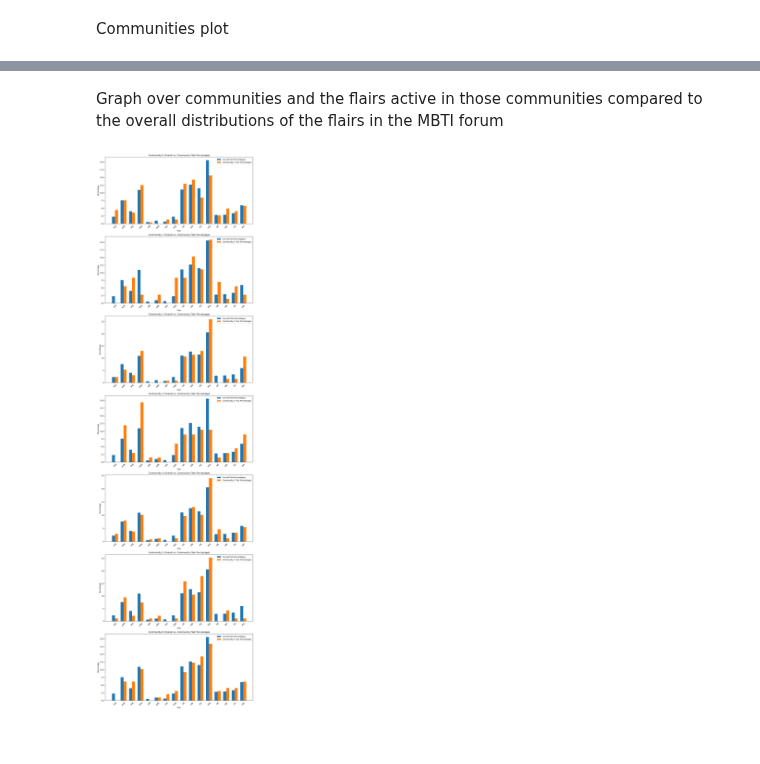
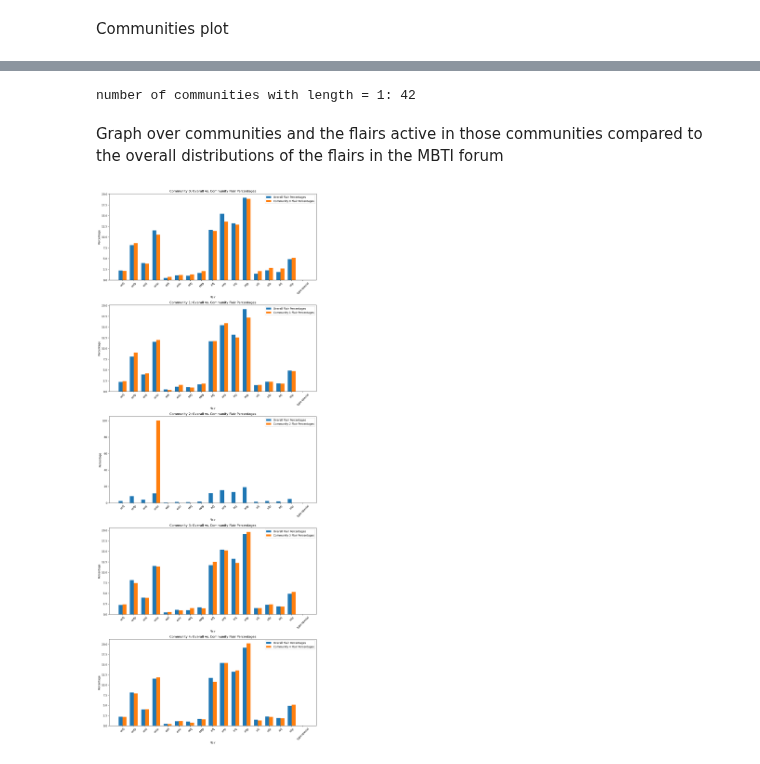
Before and after one commit to luchsonice/MBTI, a Jupyter notebook: 5_Communities.ipynb, the cells around one changed output, grey strips where cells are left out. Cells and saved outputs as stored; diff of their text form; code cells hidden in the pictures; blank space fills up the shorter version.

Commit message:
Major improvements in communities

```diff
--- a/5_Communities.ipynb
+++ b/5_Communities.ipynb
@@ -28,6 +32,4 @@ G = nx.subgraph(G,max(nx.weakly_connected_components(G), key=len)) # GCC
 # %%
-G = G.to_undirected()
-
 # Get node attributes for authors and their flair
 authors = list(G.nodes())
 flairs = nx.get_node_attributes(G, 'flair')
@@ -38,7 +40,7 @@ df_flairs = pd.DataFrame(list(flairs.items()), columns=['Author', 'Flair'])
 trials = 100
 number_of_communities = np.zeros(trials)
 for i in range(trials):
-    if i % 100 == 0:
+    if i % 10 == 0:
         print(i)
     partition = community.best_partition(G)
     number_of_communities[i] = len(set(partition.values()))
@@ -80,4 +91,4 @@ flair_counts = merged_df.groupby('Flair')['Author'].nunique()
 # %%
 # Save df_community as pkl
 with open('LargeData/df_community.pickle', 'wb') as f:
-    pickle.dump(df_community, f)
+    pkl.dump(df_community, f)
@@ -116,0 +157,33 @@ plt.show()
+# %%
+import matplotlib.pyplot as plt
+import squarify
+from PIL import Image
+
+# Sample data for Squarify plot
+sizes = [25, 40, 20, 15]
+
+# Create Squarify plot
+fig, ax = plt.subplots()
+
+# Path to the word cloud images
+word_cloud_paths = ["Images/output.png"]
+
+# Iterate through each rectangle and overlay the word cloud
+for i, (size, word_cloud_path) in enumerate(zip(sizes, word_cloud_paths)):
+    # Get the coordinates of the rectangle
+    x, y, dx, dy = squarify.normalize_sizes([size], dx=1, dy=1)[0]
+
+    # Load the word cloud image
+    word_cloud_img = Image.open(word_cloud_path)
+
+    # Resize the word cloud image to fit the rectangle
+    word_cloud_img = word_cloud_img.resize((int(dx), int(dy)))
+
+    # Overlay the word cloud on the plot
+    ax.imshow(word_cloud_img, extent=(x, x + dx, y, y + dy), aspect='auto', zorder=2)
+
+# Remove axis labels
+ax.axis("off")
+
+# Show the plot
+plt.show()
@@ -117,11 +193,16 @@ plt.show()
+# %%
+print('number of communities with length = 1:', len([i for i in number_of_members_in_each_community if i == 1]))
+# %% [output]
+number of communities with length = 1: 42
 # %% [markdown]
 Graph over communities and the flairs active in those communities compared to the overall distributions of the flairs in the MBTI forum
 # %%
 # Getting unique communities
-unique_communities = merged_df['Community'].unique()
+unique_communities = merged_df['Community'].unique()[:5]
 
 # Setting up subplots to display plots for each community
 num_communities = len(unique_communities)
+num_comminties = 5
 fig, axes = plt.subplots(num_communities, 1, figsize=(12, 6 * num_communities))
 
 for idx, specific_community in enumerate(unique_communities):
@@ -129,34 +210,34 @@ for idx, specific_community in enumerate(unique_communities):
     # Overall flair counts across all communities
     flair_counts = merged_df.groupby('Flair')['Author'].nunique()
 
     # Flair counts within a specific community
     community_data = merged_df[merged_df['Community'] == specific_community]
     community_flair_counts = community_data['Flair'].value_counts()
 
     # Calculate percentages
     total_flair_counts = flair_counts.sum()
     community_percentages = (community_flair_counts / community_flair_counts.sum()) * 100
 
     # Bar plot for overall flair counts and community flair counts side by side
     bar_width = 0.35
     index = np.arange(len(flair_counts))
 
     ax = axes[idx]
     rects1 = ax.bar(index, (flair_counts / total_flair_counts) * 100, bar_width, label='Overall Flair Percentages')
     rects2 = ax.bar(index + bar_width, community_percentages.reindex(flair_counts.index, fill_value=0).values,
                     bar_width, label=f'Community {specific_community} Flair Percentages')
 
     ax.set_xlabel('Flair')
     ax.set_ylabel('Percentage')
     ax.set_title(f'Community {specific_community}: Overall vs. Community Flair Percentages')
     ax.set_xticks(index + bar_width / 2)
     ax.set_xticklabels(flair_counts.index, rotation=45)
     ax.legend()
 
 plt.tight_layout()
 plt.show()
 # %% [output]
-[figure, old version]
+[figure, new version]
 # %%
 # find the authors from the graph in data
 authors = list(G.nodes())
```
Also changed, not shown: parts of 16 cells of this notebook.
